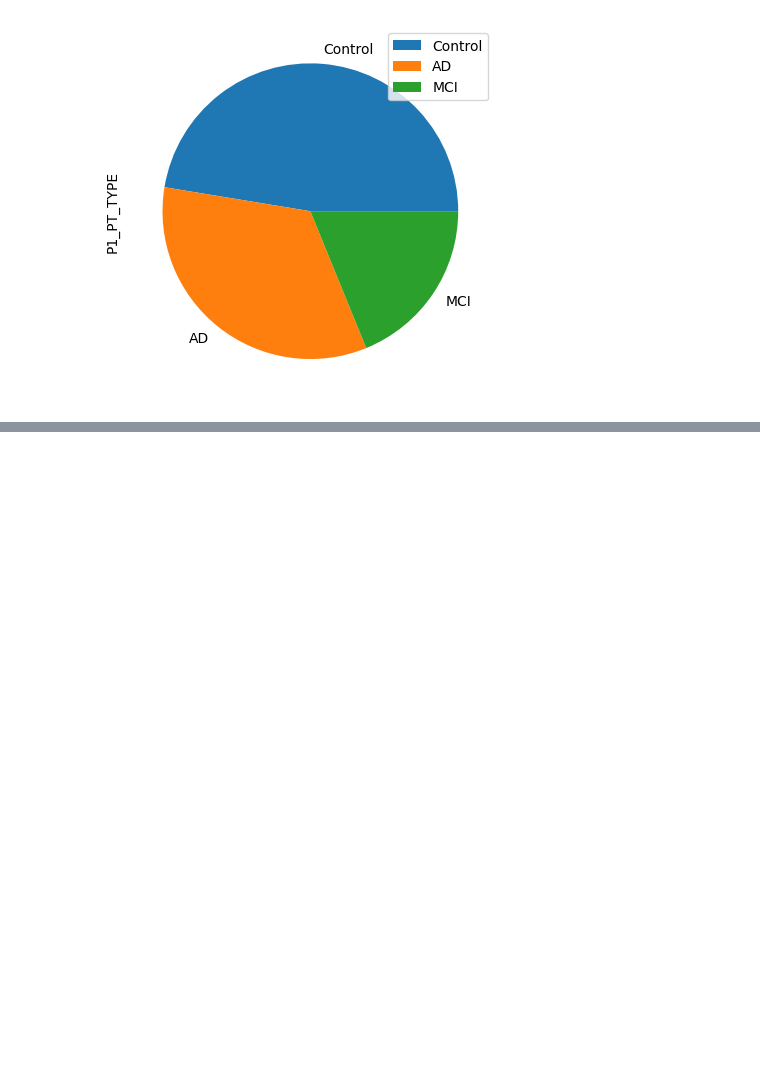
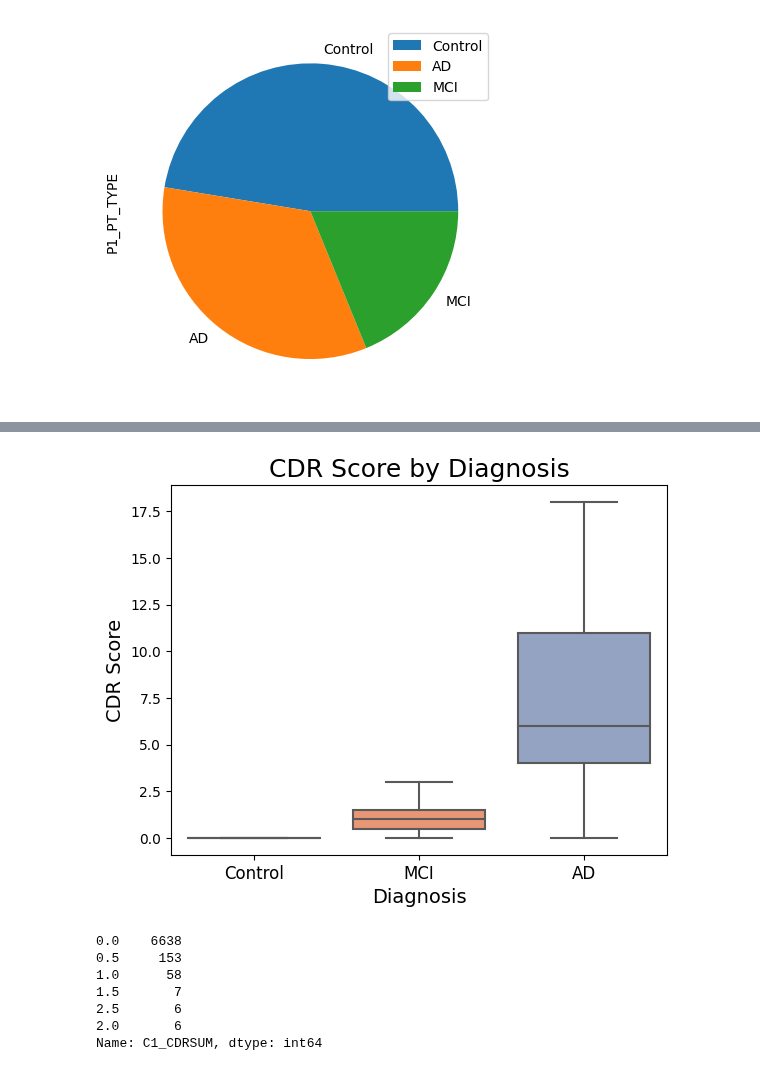
Before and after one commit to anusha1207/TARCC-Alzheimers, a Jupyter notebook: main.ipynb, the cells around one changed output, grey strips where cells are left out. Saved outputs shown, nothing was run; the diff lists cells and outputs as text; code cells hidden in the pictures; blank space fills up the shorter version.

```diff
--- a/main.ipynb
+++ b/main.ipynb
@@ -21,2 +52,22 @@ plot_correlations(df)
+# %%
+plot_feature_against_diagnosis(
+    clinical,
+    "C1_CDRSUM",
+    title="CDR Score by Diagnosis",
+    ylabel="CDR Score",
+    png="CDR Score by Diagnosis"
+)
+
+temp = clinical[clinical["P1_PT_TYPE"] == 2]
+temp["C1_CDRSUM"].value_counts()
+# %% [output]
+[figure, added]
+0.0    6638
+0.5     153
+1.0      58
+1.5       7
+2.5       6
+2.0       6
+Name: C1_CDRSUM, dtype: int64
 # %%
 import pandas as pd
```
Also changed, not shown: parts of 6 cells of this notebook, 1 other file.
